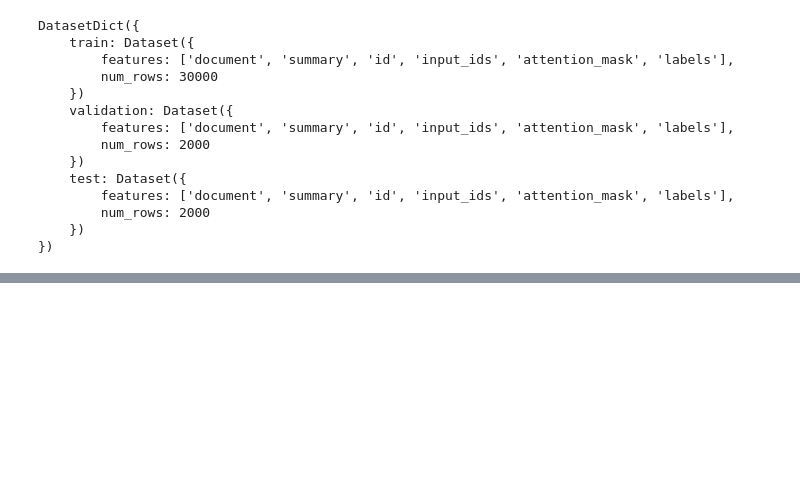
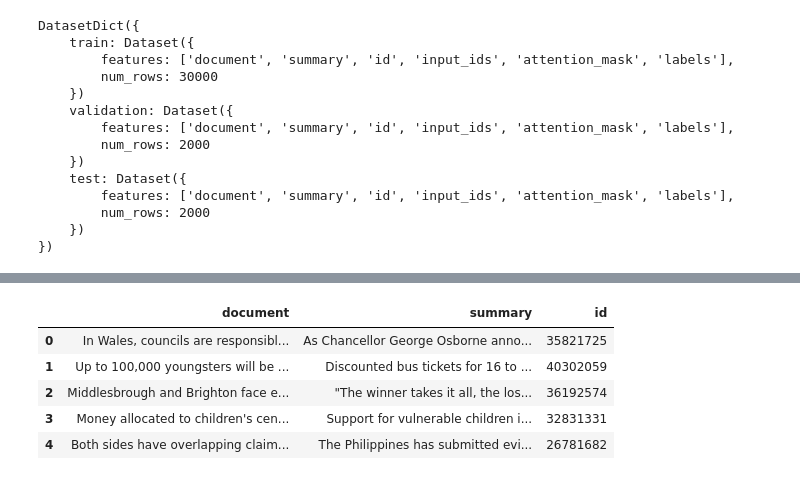
Before and after one commit to SDidde/TextSumCompare, a Jupyter notebook: DataprepandDataExplore.ipynb, the cells around one changed output, grey strips where cells are left out. Saved outputs shown, nothing was run; the diff lists cells and outputs as text; code cells hidden in the pictures; blank space fills up the shorter version.

```diff
--- a/DataprepandDataExplore.ipynb
+++ b/DataprepandDataExplore.ipynb
@@ -180,0 +243,10 @@ DatasetDict({
+# %%
+btrain = new_dataset["train"].to_pandas()
+btrain.head()
+# %% [output]
+|  | document | summary | id |
+| 0 | In Wales, councils are responsibl... | As Chancellor George Osborne anno... | 35821725 |
+| 1 | Up to 100,000 youngsters will be ... | Discounted bus tickets for 16 to ... | 40302059 |
+| 2 | Middlesbrough and Brighton face e... | "The winner takes it all, the los... | 36192574 |
+| 3 | Money allocated to children's cen... | Support for vulnerable children i... | 32831331 |
+| 4 | Both sides have overlapping claim... | The Philippines has submitted evi... | 26781682 |
```
Also changed, not shown: parts of 9 cells of this notebook.
